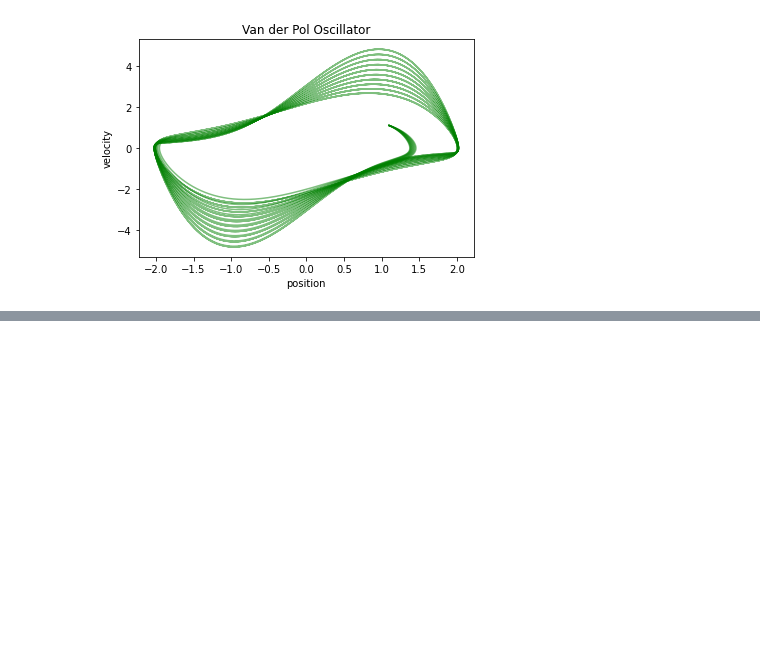
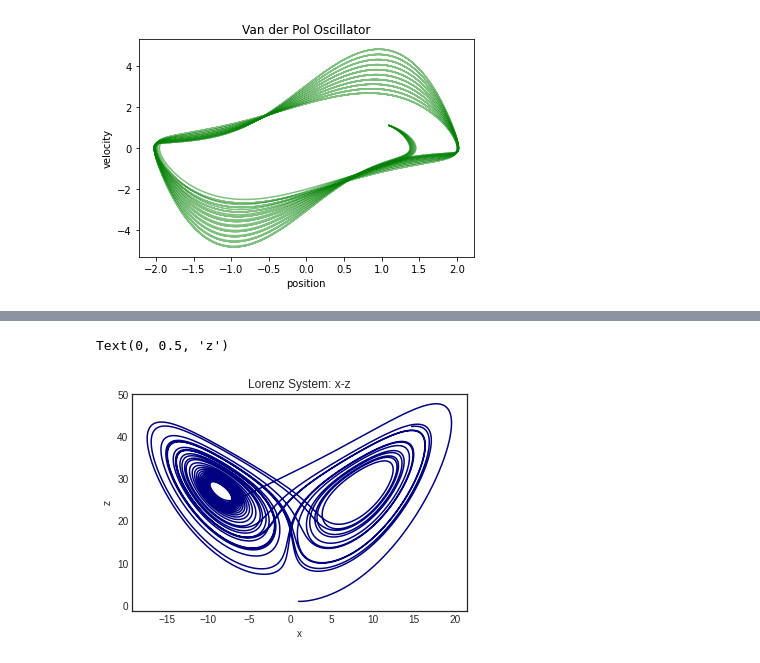
Before and after one commit to andreaspzeniou/Differential-equations, a Jupyter notebook: Ordinary_Differential_Equations.ipynb, the cells around one changed output, grey strips where cells are left out. Saved outputs shown, nothing was run; the diff lists cells and outputs as text; code cells hidden in the pictures; blank space fills up the shorter version.

```diff
--- a/Ordinary_Differential_Equations.ipynb
+++ b/Ordinary_Differential_Equations.ipynb
@@ -355,0 +421,8 @@ plt.plot([1.4],[1.0],marker='o', color='white')
+# %%
+plt.plot(df['x'],df['z'],c='navy')
+plt.title('Lorenz System: x-z')
+plt.xlabel('x')
+plt.ylabel('z')
+# %% [output]
+Text(0, 0.5, 'z')
+[figure, added]
```
Also changed, not shown: parts of 11 cells of this notebook.
